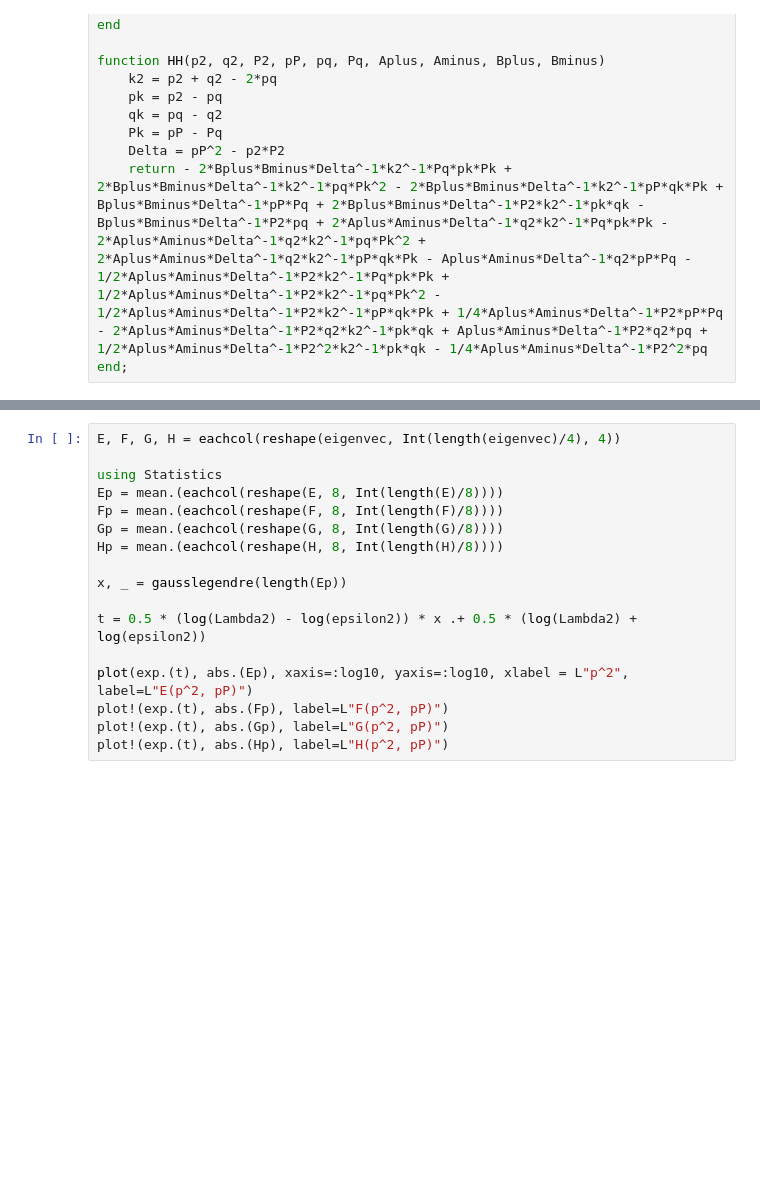
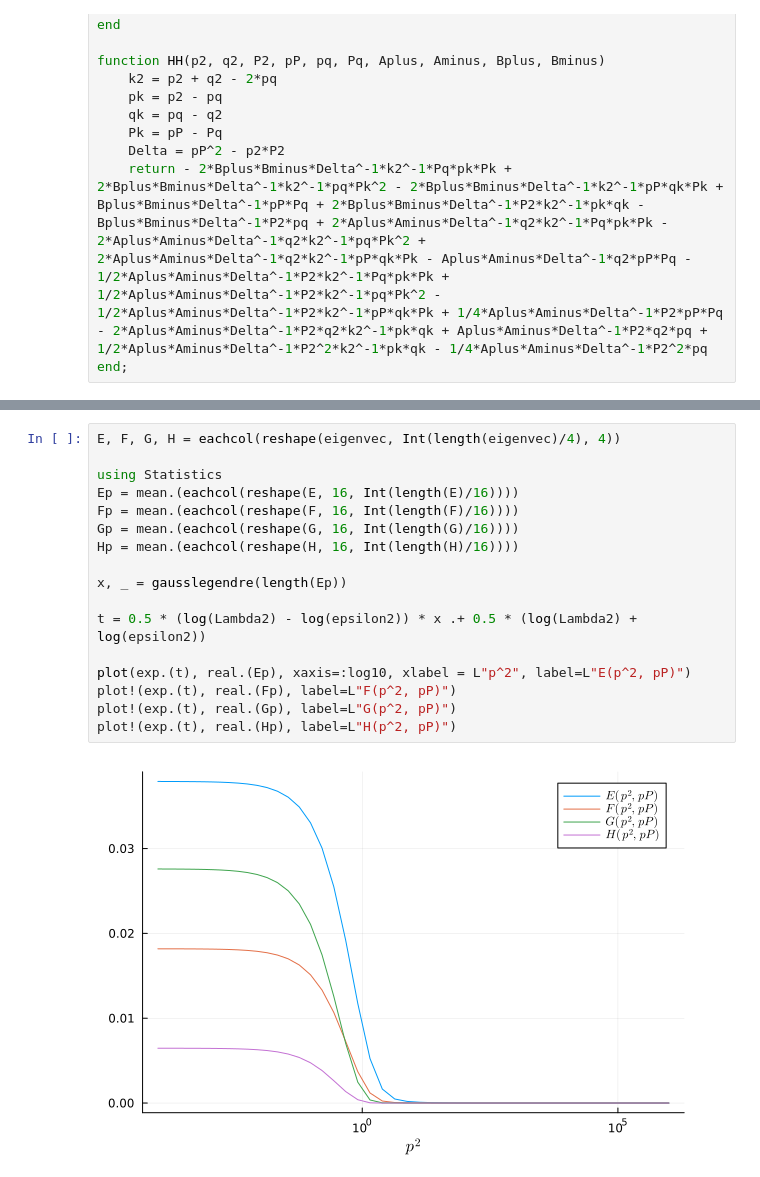
Before and after one commit to GestoerterOszillator/Maris-Tandy, a Jupyter notebook: PionaberJupyter.ipynb, the cells around one changed output, grey strips where cells are left out. Cells and saved outputs as stored; diff of their text form; blank space fills up the shorter version.

```diff
--- a/PionaberJupyter.ipynb
+++ b/PionaberJupyter.ipynb
@@ -400,17 +408,19 @@ eigenval, eigenvec = lambda(0.141)
 # %%
 E, F, G, H = eachcol(reshape(eigenvec, Int(length(eigenvec)/4), 4))
 
 using Statistics
-Ep = mean.(eachcol(reshape(E, 8, Int(length(E)/8))))
-Fp = mean.(eachcol(reshape(F, 8, Int(length(F)/8))))
-Gp = mean.(eachcol(reshape(G, 8, Int(length(G)/8))))
-Hp = mean.(eachcol(reshape(H, 8, Int(length(H)/8))))
+Ep = mean.(eachcol(reshape(E, 16, Int(length(E)/16))))
+Fp = mean.(eachcol(reshape(F, 16, Int(length(F)/16))))
+Gp = mean.(eachcol(reshape(G, 16, Int(length(G)/16))))
+Hp = mean.(eachcol(reshape(H, 16, Int(length(H)/16))))
 
 x, _ = gausslegendre(length(Ep))
 
 t = 0.5 * (log(Lambda2) - log(epsilon2)) * x .+ 0.5 * (log(Lambda2) + log(epsilon2))
 
-plot(exp.(t), abs.(Ep), xaxis=:log10, yaxis=:log10, xlabel = L"p^2", label=L"E(p^2, pP)")
-plot!(exp.(t), abs.(Fp), label=L"F(p^2, pP)")
-plot!(exp.(t), abs.(Gp), label=L"G(p^2, pP)")
-plot!(exp.(t), abs.(Hp), label=L"H(p^2, pP)")
+plot(exp.(t), real.(Ep), xaxis=:log10, xlabel = L"p^2", label=L"E(p^2, pP)")
+plot!(exp.(t), real.(Fp), label=L"F(p^2, pP)")
+plot!(exp.(t), real.(Gp), label=L"G(p^2, pP)")
+plot!(exp.(t), real.(Hp), label=L"H(p^2, pP)")
+# %% [output]
+[figure, added]
```
Also changed, not shown: parts of 3 cells of this notebook.
